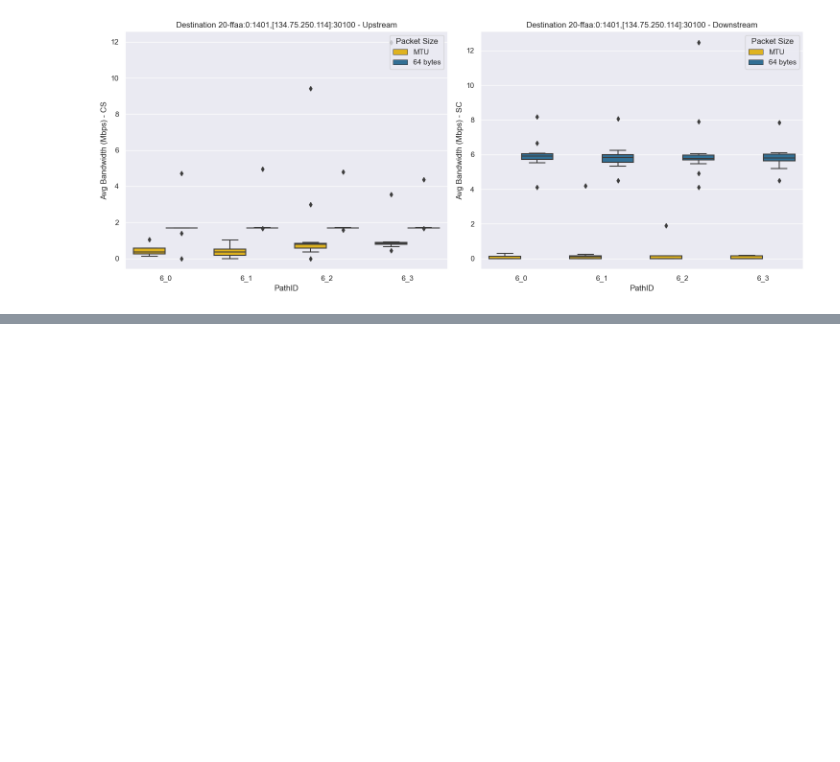
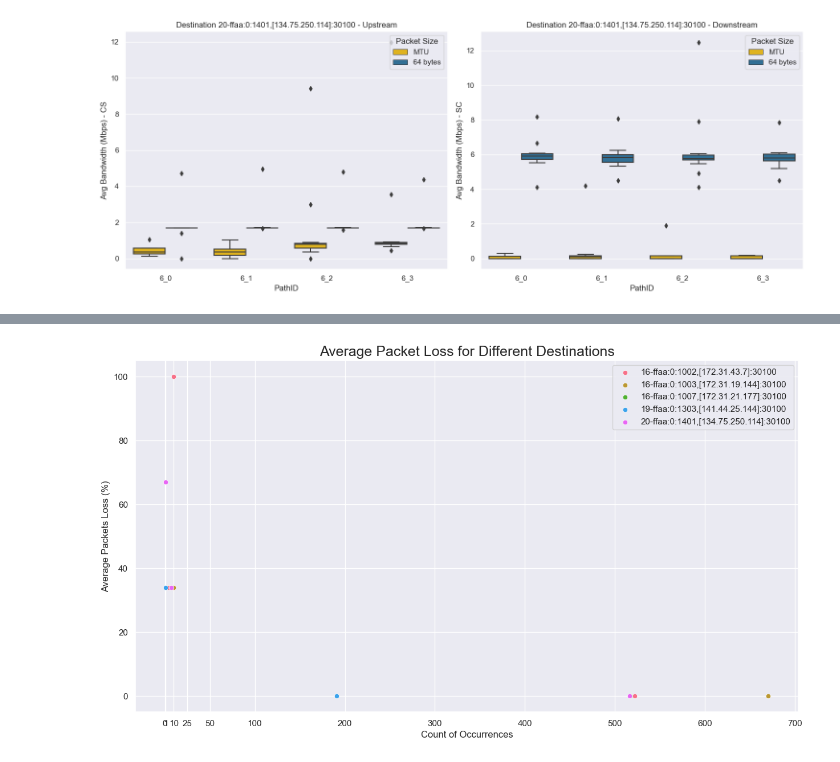
Before and after one commit to leonardoboldrini/SCION-Test-Suite, a Jupyter notebook: test.ipynb, the cells around one changed output, grey strips where cells are left out. Cells and saved outputs as stored; diff of their text form; code cells hidden in the pictures; blank space fills up the shorter version.

```diff
--- a/test.ipynb
+++ b/test.ipynb
@@ -332,5 +405,53 @@ for destination in destinations:
 # %%
 df['avg_loss'] = pd.to_numeric(df['avg_loss'].str.replace('%', ''), errors='coerce').fillna(0)
+# %%
+# Define plot for the average packet loss for each destination
+fig, ax = plt.subplots(figsize=(15, 8))
+
+# Create a custom color palette with unique colors for each destination
+color_palette = sns.color_palette("husl", len(destinations))
+data = df.copy()
+# Iterate over destinations and create a scatter plot for each
+for i, destination in enumerate(destinations):
+    if destination == '4':
+        continue
+    # Filter the DataFrame for the current destination
+    dest_data = data[data['_id'].str.startswith(destination)]
+
+    # Count the occurrences for each loss percentage and create a new DataFrame
+    loss_counts = dest_data['avg_loss'].value_counts().reset_index()
+
+    loss_counts.columns = ['avg_loss', 'count']
+
+    dest_addr = servers_df[servers_df['_id'] == int(destination)]['source_address'].iloc[0]
+    # Plot the scatter plot for the current destination
+    sns.scatterplot(data=loss_counts, x=loss_counts['count'], y="avg_loss", color=color_palette[i], ax=ax, label=dest_addr)
+
+# Set the x-axis label to indicate the count of occurrences
+ax.set_xlabel("Count of Occurrences")
+
+# Set the y-axis label to show the Average Packet Loss
+ax.set_ylabel("Average Packets Loss (%)")
+
+# Set the title for the subplot
+ax.set_title("Average Packet Loss for Different Destinations", fontsize=18)
+
+# Define your custom scale for the x-axis
+custom_ticks = [0, 1, 10, 25, 50, 100, 200, 300, 400, 500, 600, 700]
+custom_labels = ['0', "1", "10", "25", "50", '100', '200', '300', '400', '500', '600', '700']
+
+ax.set_xticks(custom_ticks)
+ax.set_xticklabels(custom_ticks)
+ax.xaxis.set_major_locator(ticker.LinearLocator(12, custom_ticks))
+ax.xaxis.set_major_formatter(ticker.FixedFormatter(custom_labels))
+
+# Show the legend
+ax.legend()
+
+# Show the plot
+plt.show()
+# %% [output]
+[figure, added]
 # %%
 # # THIS IS THE CODE FOR THE PLOT OF THE LOSS FOR EACH PATH FOR EACH DESTINATION. (WHISKER PLOT)
 
```
Also changed, not shown: parts of 8 cells of this notebook, 1 other file.
